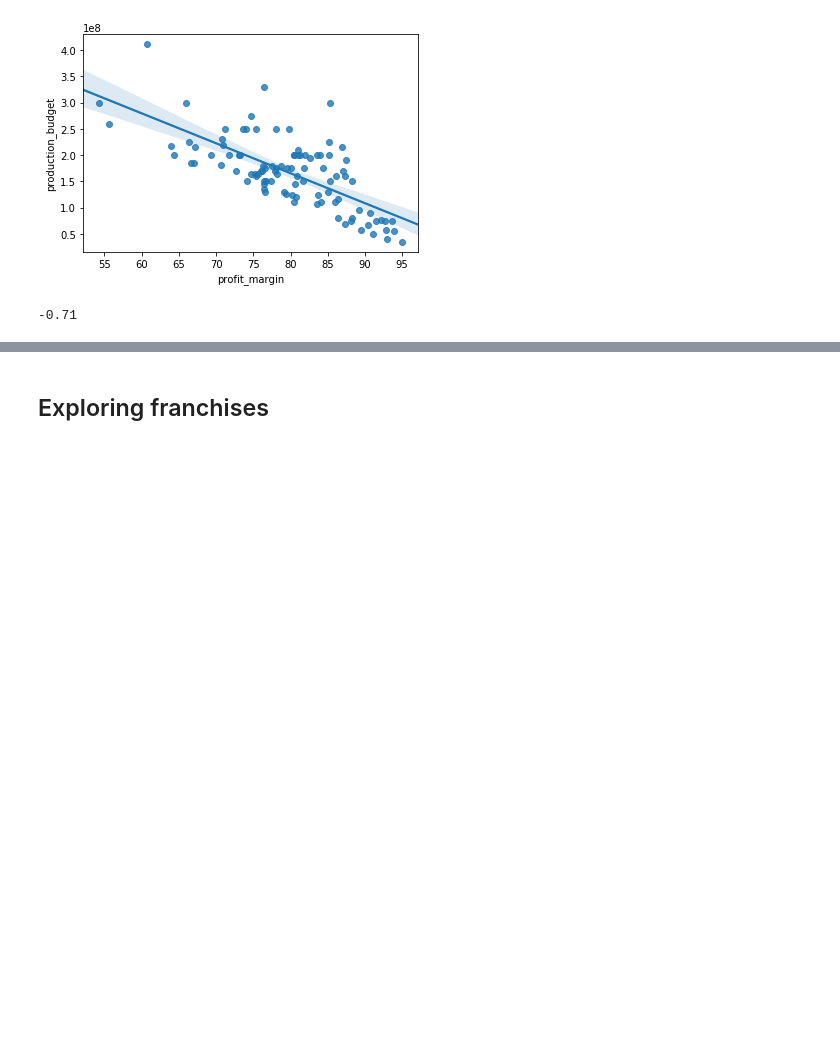
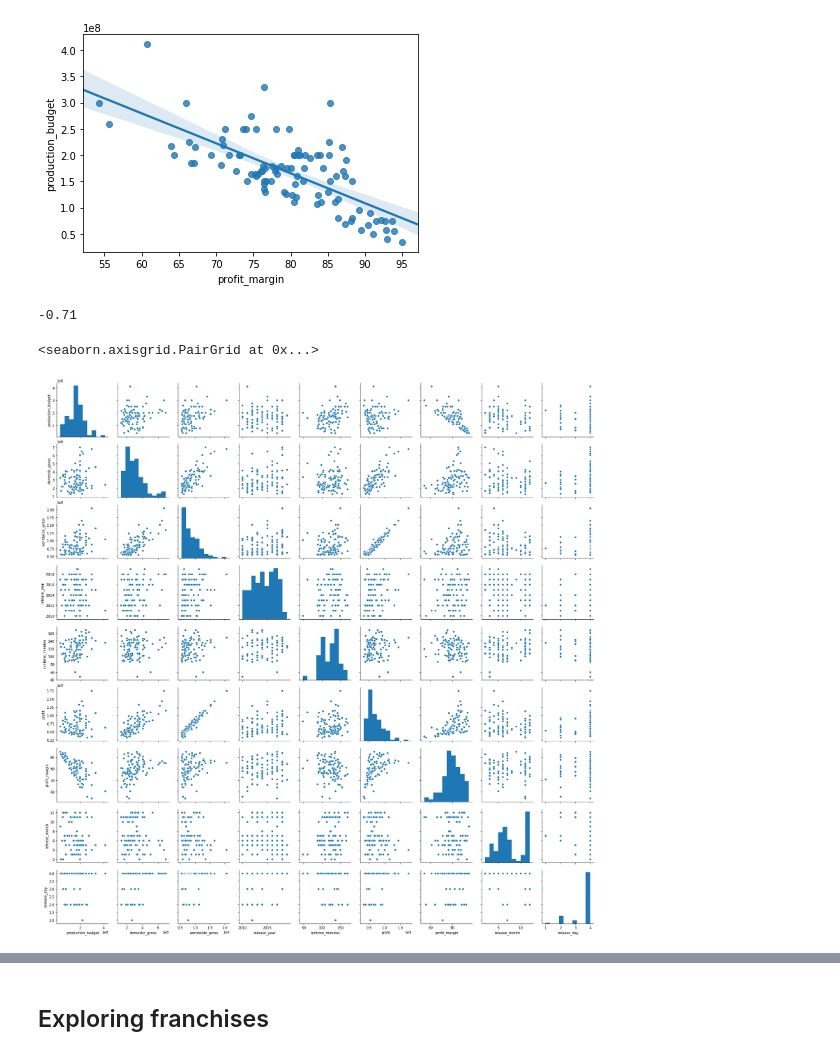
Before and after one commit to nadinezab/making-movies, a Jupyter notebook: Making Movies.ipynb, the cells around one changed output, grey strips where cells are left out. Saved outputs shown, nothing was run; the diff lists cells and outputs as text; code cells hidden in the pictures; blank space fills up the shorter version.

```diff
--- a/Making Movies.ipynb
+++ b/Making Movies.ipynb
@@ -1372,3 +1369,8 @@ sns.regplot(x = 'profit_margin', y = 'production_budget', data = toprecentmovies
 toprecentmovies['profit_margin'].corr(toprecentmovies['production_budget']).round(2)
 # %% [output]
 -0.71
+# %%
+sns.pairplot(relevantcols)
+# %% [output]
+<seaborn.axisgrid.PairGrid at 0x...>
+[figure, added]
```
Also changed, not shown: parts of 7 cells of this notebook.
